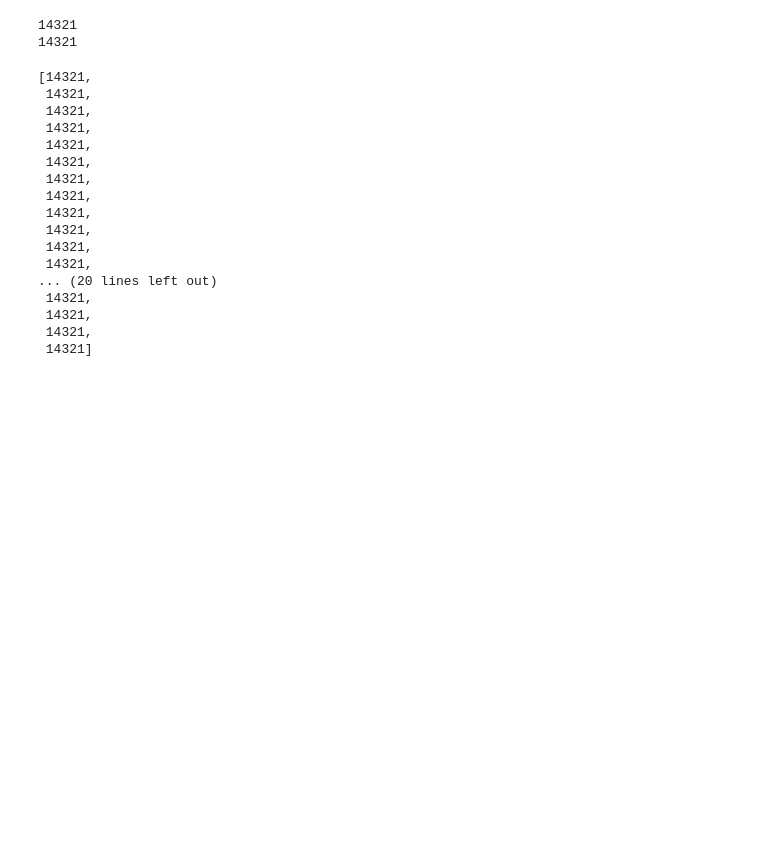
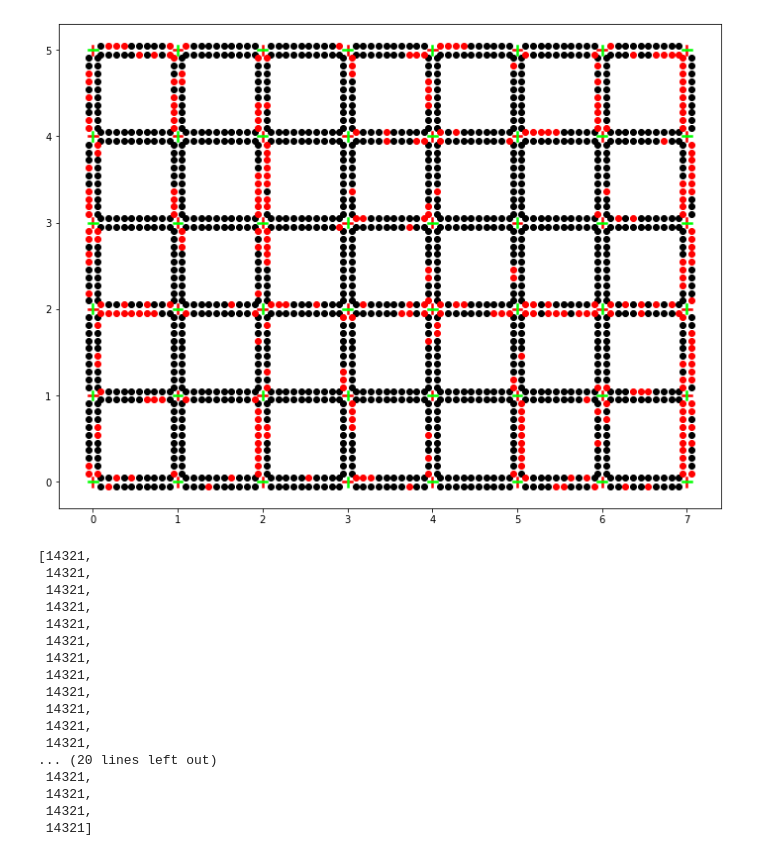
Before and after one commit to bart1259/TrafficLightAI, a Jupyter notebook: simulation/ExampleUsage.ipynb, the cells around one changed output. Drawn from its saved outputs; the diff is of its cells as text; code cells hidden in the pictures; blank space fills up the shorter version.

```diff
--- a/simulation/ExampleUsage.ipynb
+++ b/simulation/ExampleUsage.ipynb
@@ -1,44 +1,23 @@
 # %%
 from simulation import TrafficSimulation
+import random
 
 NORTH_SOUTH_GREEN = 0
 EAST_WEST_GREEN = 1
 
 # Inputs: [North waiting, East waiting, South waiting, West Waiting, Previous Light]
 def my_ai(inputs):
     if inputs[-1] == NORTH_SOUTH_GREEN:
-        return EAST_WEST_GREEN, 30
+        return EAST_WEST_GREEN, random.randint(1,30)
     if inputs[-1] == EAST_WEST_GREEN:
-        return NORTH_SOUTH_GREEN, 30
+        return NORTH_SOUTH_GREEN, random.randint(1,30)
 
-sim = TrafficSimulation(my_ai, grid_size=9, lane_length=10, max_speed=5, in_rate=0.2, initial_density=0.1)
-car_waiting_ticks = sim.run_simulation(100)
+sim = TrafficSimulation(my_ai, grid_size_x=8, grid_size_y=6, lane_length=10, max_speed=5, in_rate=0.2, initial_density=0.1)
+car_waiting_ticks = sim.run_simulation(1000)
+sim.render_frame("Small.png")
 # print(f"Total Waiting Cars {car_waiting_ticks}")
+# %% [output]
+[figure, added]
-# %%
-from simulation import TrafficSimulation
-
-class Organism:
-    def __init__(self):
-        self.value = 7
-
-    def do_ai(self, inputs):
-        if inputs[-1] == NORTH_SOUTH_GREEN:
-            return EAST_WEST_GREEN, self.value
-        if inputs[-1] == EAST_WEST_GREEN:
-            return NORTH_SOUTH_GREEN, self.value
-
-    def evaluate(self):
-        sim = TrafficSimulation(self.do_ai, grid_size=9, lane_length=10, max_speed=5, in_rate=0.2, initial_density=0.1, seed=39)
-        car_waiting_ticks = sim.run_simulation(100)
-        fitness = car_waiting_ticks
-        return fitness
-
-o = Organism()
-print(o.evaluate())
-print(o.evaluate())
-# %% [output]
-14321
-14321
 # %%
 from multiprocessing import Pool
 
```
Also changed, not shown: parts of 2 cells of this notebook, 1 other file.
